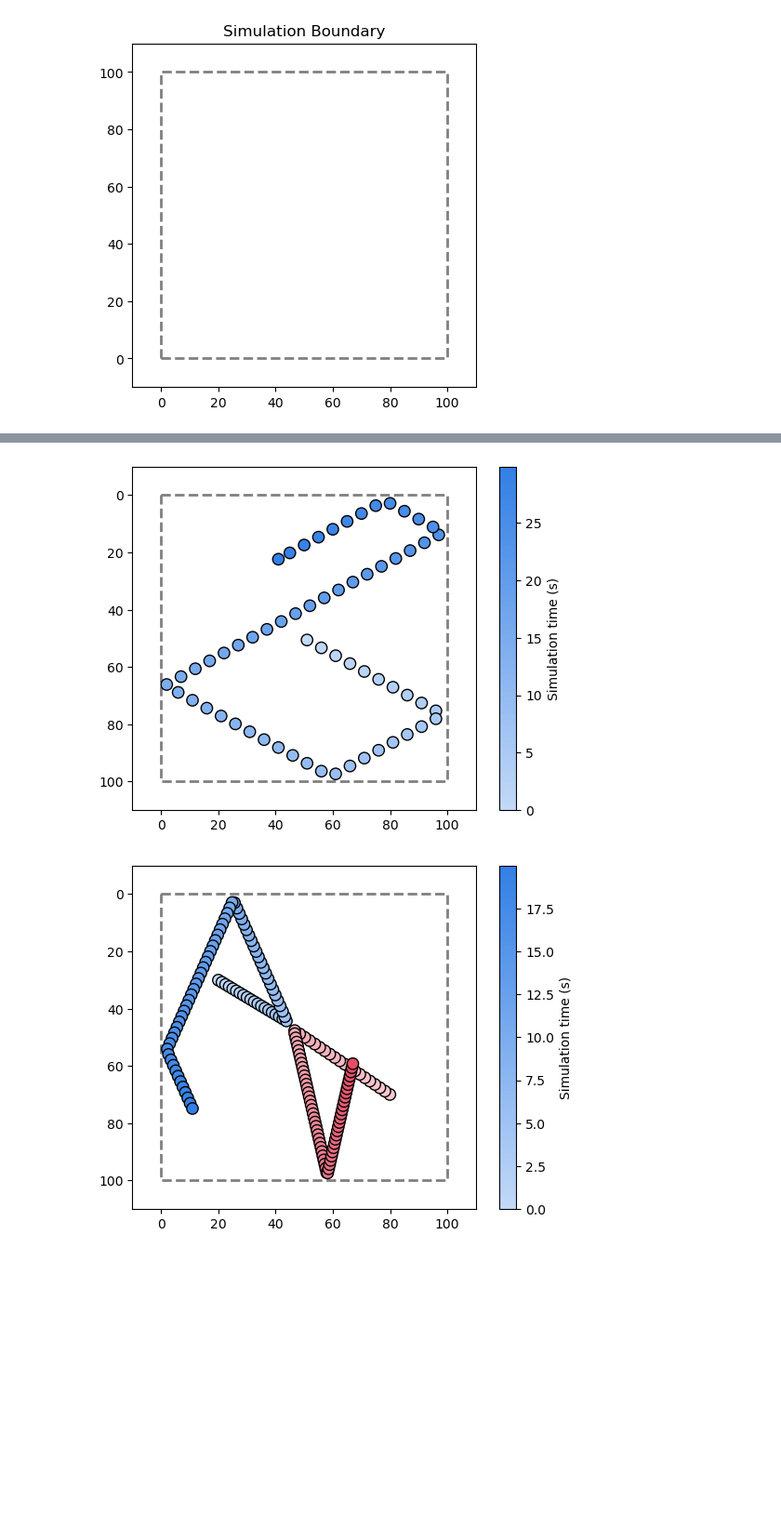
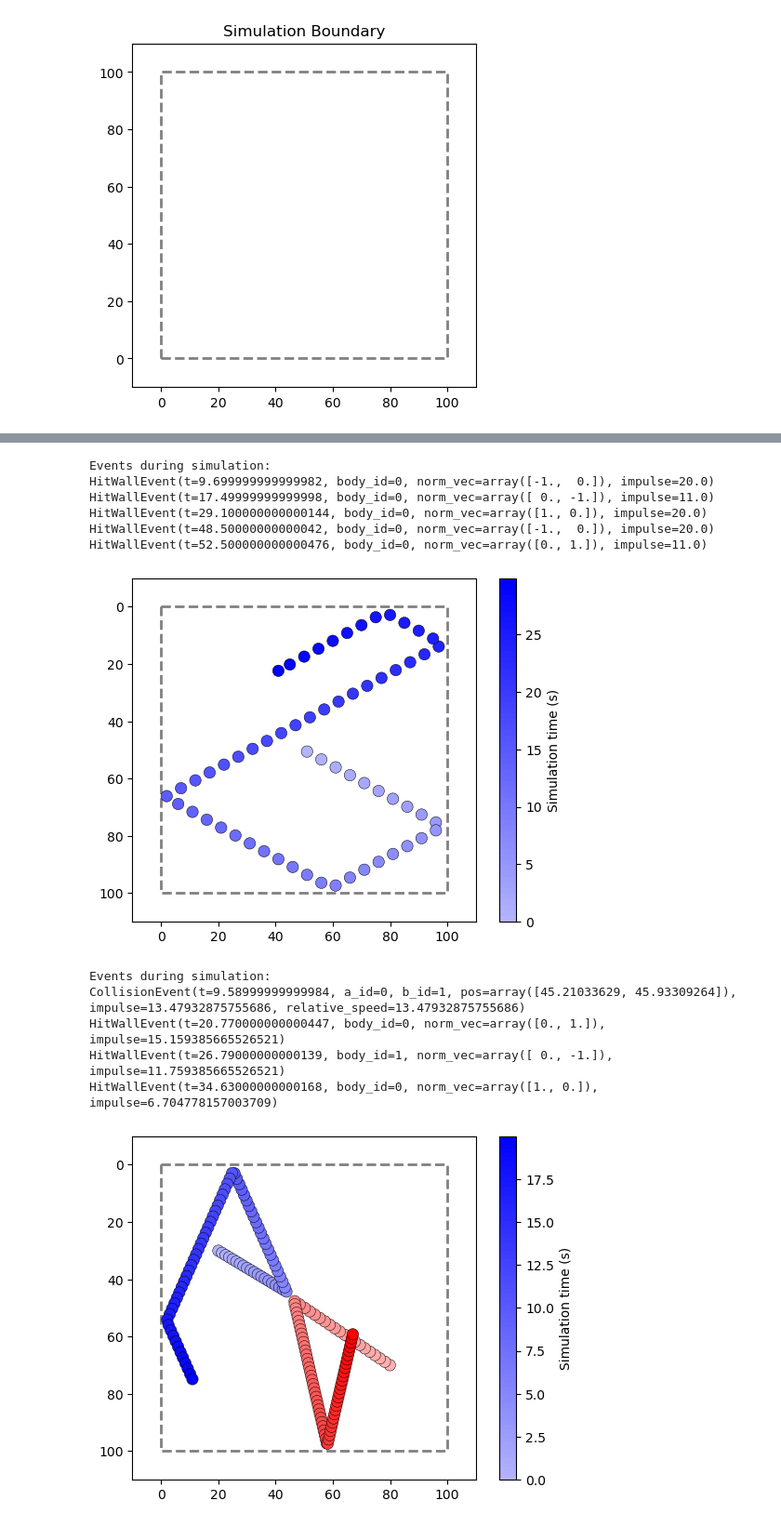
Before and after one commit to mweik23/satisfying_sims, a Jupyter notebook: notebooks/sim_engine_explo.ipynb, the cells around one changed output, grey strips where cells are left out. Shown at 93% size. Cells and saved outputs as stored; diff of their text form; code cells hidden in the pictures; blank space fills up the shorter version.

```diff
--- a/notebooks/sim_engine_explo.ipynb
+++ b/notebooks/sim_engine_explo.ipynb
@@ -79,7 +83,8 @@ sim_config = SimConfig(boundary=boundary)
 world = make_world(sim_config)
 a = create_circle_body(pos=np.array([50.0, 50.0]),
                        vel=np.array([10.0, 5.5]),
-                       radius=2.0)
+                       radius=2.0,
+                       color='blue')
 world.add_body(a)
 # %%
 #-----------Plot world with body at time 0-----------
@@ -89,30 +94,29 @@ fig, ax = world.plot(delta=10)
 # %%
-
-def evolve_world(world: World, t: float, dt: float, plot_interval: int, color_scales: list):
+def evolve_world(world: World, t: float, dt: float, plot_interval: int):
     steps = int(t / dt)
     fig, ax = None, None
-    color_scales = {id: scale for id, scale in zip(world.bodies.keys(), color_scales)}
 
     plotted_steps = []  # which steps we actually plot
-
+    events = []
     for step in range(steps):
-        step_physics(world, dt=dt)
+        new_events = world.step(dt=dt)
+        events.extend(new_events)
         is_last_step = (step == steps - 1)
 
         if step % plot_interval == 0 or is_last_step:
-            colors = {id: color_scale(step) for id, color_scale in color_scales.items()}
 
             fig, ax = world.plot(
                 delta=10,
                 ax=ax,
                 include_boundary=(step == 0),
-                color_override=colors,
+                gamma=step/(steps-1)
             )
             time = step * dt
 
             plotted_steps.append(step)
+            num_bodies = len(world.bodies)
 
-    return fig, ax, plotted_steps
+    return fig, ax, plotted_steps, events
 # %%
 #-------run a simulation with one body-----------
 t = 30
@@ -121,34 +125,48 @@ plot_interval = 5
 n_frames = int(t/dt)
 base_colors = [(0.2, 0.5, 0.9)]
 color_scales = [make_light_to_dark_scale(base_color, n_frames) for base_color in base_colors]
-fig, ax, plotted_steps = evolve_world(world, t, dt, plot_interval, color_scales)
+fig, ax, plotted_steps, events = evolve_world(world, t, dt, plot_interval)
 if len(color_scales) == 1:
-    make_time_colorbar(fig, ax, color_scales[0], plotted_steps, dt, label="Simulation time (s)")
+    make_time_colorbar(fig, ax, world.bodies[0].color, plotted_steps, dt, label="Simulation time (s)")
+print('Events during simulation:')
+for event in events:
+    print(event)
 plt.show()
 # %% [output]
+Events during simulation:
+HitWallEvent(t=9.699999999999982, body_id=0, norm_vec=array([-1.,  0.]), impulse=20.0)
+HitWallEvent(t=17.49999999999998, body_id=0, norm_vec=array([ 0., -1.]), impulse=11.0)
+HitWallEvent(t=29.100000000000144, body_id=0, norm_vec=array([1., 0.]), impulse=20.0)
+HitWallEvent(t=48.50000000000042, body_id=0, norm_vec=array([-1.,  0.]), impulse=20.0)
+HitWallEvent(t=52.500000000000476, body_id=0, norm_vec=array([0., 1.]), impulse=11.0)
-[figure, old version]
+[figure, new version]
 # %%
-def create_and_run_sim(positions, velocities, radii, base_colors, t, dt, plot_interval):
-    sim_config = SimConfig(boundary=boundary)
+def create_and_run_sim(positions, velocities, radii, t, dt, base_colors, plot_interval, rules=None):
+    sim_config = SimConfig(boundary=boundary, rules=rules)
     world = make_world(sim_config)
-    bodies = [create_circle_body(pos=pos, vel=vel, radius=radius) for pos, vel, radius in zip(positions, velocities, radii)]
+    bodies = [create_circle_body(pos=pos, vel=vel, radius=radius, color=color) for pos, vel, radius, color in zip(positions, velocities, radii, base_colors)]
     for body in bodies:
         world.add_body(body)
 
-    n_frames = int(t/dt)
-    color_scales = [make_light_to_dark_scale(base_color, n_frames) for base_color in base_colors]
-    fig, ax, plotted_steps = evolve_world(world, t, dt, plot_interval, color_scales)
-    make_time_colorbar(fig, ax, color_scales[0], plotted_steps, dt, label="Simulation time (s)")
-    return fig, ax
+    fig, ax, plotted_steps, events = evolve_world(world, t, dt, plot_interval)
+    make_time_colorbar(fig, ax, world.bodies[0].color, plotted_steps, dt, label="Simulation time (s)")
+    return fig, ax, events
 # %%
 #-------collide two bodies---------
-base_colors = [(0.2, 0.5, 0.9), (0.9, 0.3, 0.4)]
 positions = [np.array([20.0, 30.0]), np.array([80.0, 70.0])]
 velocities = [np.array([5.0, 3.0]), np.array([-7.0, -4.7])]
 radii = [2.0, 2.0]
 t = 20
 dt = 0.01
 plot_interval = 25
-fig, ax = create_and_run_sim(positions, velocities, radii, base_colors, t, dt, plot_interval)
+fig, ax, events = create_and_run_sim(positions, velocities, radii, t, dt, ['blue', 'red'], plot_interval)
+print('Events during simulation:')
+for event in events:
+    print(event)
 # %% [output]
+Events during simulation:
+CollisionEvent(t=9.58999999999984, a_id=0, b_id=1, pos=array([45.21033629, 45.93309264]), impulse=13.47932875755686, relative_speed=13.47932875755686)
+HitWallEvent(t=20.770000000000447, body_id=0, norm_vec=array([0., 1.]), impulse=15.159385665526521)
+HitWallEvent(t=26.79000000000139, body_id=1, norm_vec=array([ 0., -1.]), impulse=11.759385665526521)
+HitWallEvent(t=34.63000000000168, body_id=0, norm_vec=array([1., 0.]), impulse=6.704778157003709)
-[figure, old version]
+[figure, new version]
```
Also changed, not shown: parts of 4 cells of this notebook, 11 other files.
